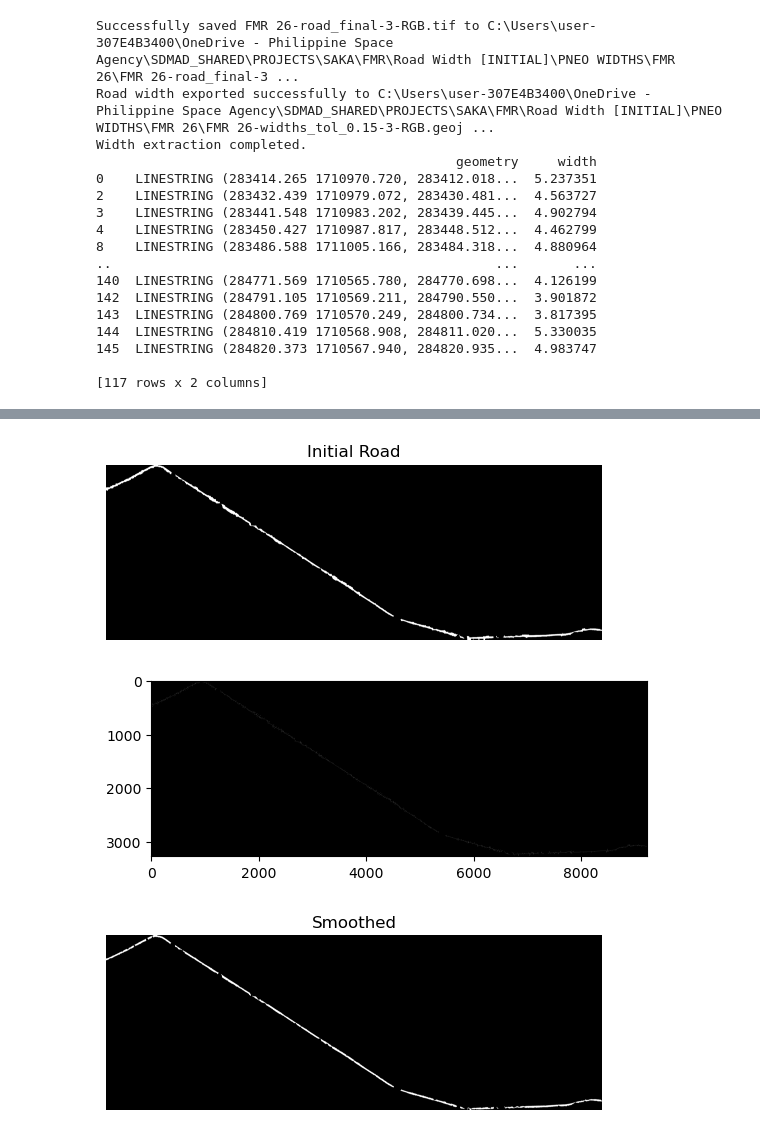
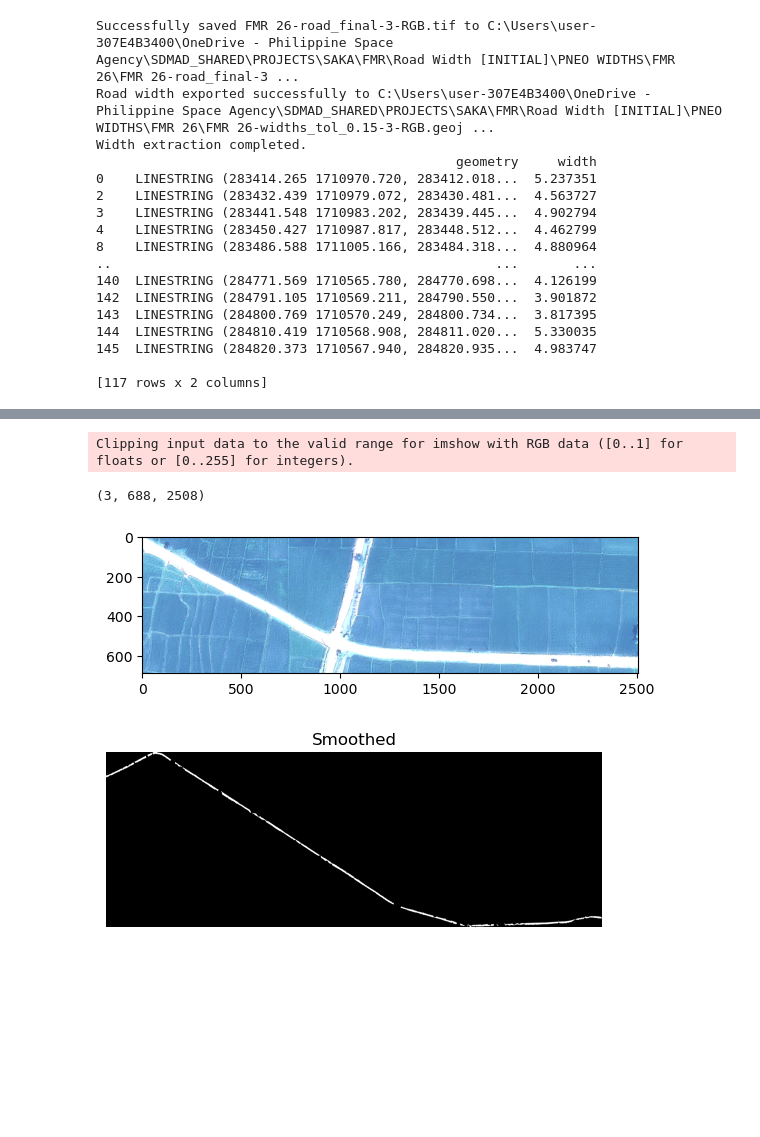
Before and after one commit to codenn-git/BAFE-FMR, a Jupyter notebook: codes/final_script.ipynb, the cells around one changed output, grey strips where cells are left out. Cells and saved outputs as stored; diff of their text form; code cells hidden in the pictures; blank space fills up the shorter version.

```diff
--- a/codes/final_script.ipynb
+++ b/codes/final_script.ipynb
@@ -1023,29 +1051,52 @@ final_raster = final_raster.astype(np.uint8)
+# %%
+print(raster_data_bbox.shape)
+plt.imshow(np.moveaxis(raster_data_bbox, 0, -1))
+plt.show()
+
+def enhance_linear_stretch(raster_data, lower_percent=90, upper_percent=98):
+        """
+        Apply linear stretching to enhance the image contrast.
+
+        Parameters:
+        - image: numpy array, the input raster image.
+        - lower_percent: float, lower percentile to saturate.
+        - upper_percent: float, upper percentile to saturate.
+
+        Returns:
+        - Stretched image as a numpy array.
+        """
+        in_min = np.percentile(raster_data, lower_percent)
+        in_max = np.percentile(raster_data, upper_percent)
+        image = np.clip(raster_data, in_min, in_max)
+        out_min, out_max = np.min(raster_data), np.max(raster_data)
+        stretched_image = (image - in_min) / ((in_max - in_min) * (out_max - out_min))
+
+        return stretched_image
+
+# stretched = enhance_linear_stretch(raster_data)
+# print(stretched.shape)
+
+# plt.imshow(np.moveaxis(stretched, 0, -1))
+# plt.title("Stretched Raster")
+# plt.axis('off')
+# plt.show()
+# %% [output]
+Clipping input data to the valid range for imshow with RGB data ([0..1] for floats or [0..255] for integers).
+(3, 688, 2508)
+[figure, added]
 # %%
-final_clipped_data, final_clipped_transform = preprocessor.clipraster(
-                        raster_data = final_raster.astype(np.uint8),
-                        transform = raster_transform,
-                        buffer_dist = 5.0)
-
-
-final_clipped_data = np.squeeze(final_clipped_data)
-final_clipped_data = cv2.morphologyEx(final_clipped_data.astype(np.uint8), cv2.MORPH_CLOSE, np.ones((7,7), np.uint8), iterations=7)
-
-plt.imshow(final_clipped_data, cmap='gray')
-plt.title("Initial Road")
-plt.axis('off')
-plt.show()
-
-vectorize = MeasureWidth(final_clipped_data, final_clipped_transform, vector_path)
-polygonized_road = vectorize.vectorize_roads() #returns gdf of vectorized road
-
+vectorize = MeasureWidth(clipped_data, clipped_transform, vector_path)
+vectorize.process(3, 0.15, 0.3)
+# polygonized_road = vectorize.vectorize_roads() #returns gdf of vectorized road
+# vectorize.transects
 # centerline = create_centerline(polygonized_road, dense=1, tol=3) #returns centerline (gdf)
 # # centerline = centerline.dissolve()
 # print(centerline)
 
-centerline = skimage.morphology.medial_axis(final_clipped_data)
+# centerline = skimage.morphology.medial_axis(final_clipped_data)
 
-plt.imshow(centerline, cmap='gray')
-plt.show()
+# plt.imshow(centerline, cmap='gray')
+# plt.show()
 
 # fig, ax = plt.subplots(figsize=(10, 6))
 
@@ -1056,9 +1107,6 @@ plt.show()
 
 # centerline.dissolve()
 # centerline.to_file(os.path.join(dirname, basename + "-test_centerline.geojson"), driver="GeoJSON")
-# %% [output]
-[figure, removed]
-[figure, removed]
 # %%
 #will insert the centerline creation here then do the final clipping.
 
```
Also changed, not shown: parts of 21 cells of this notebook.
